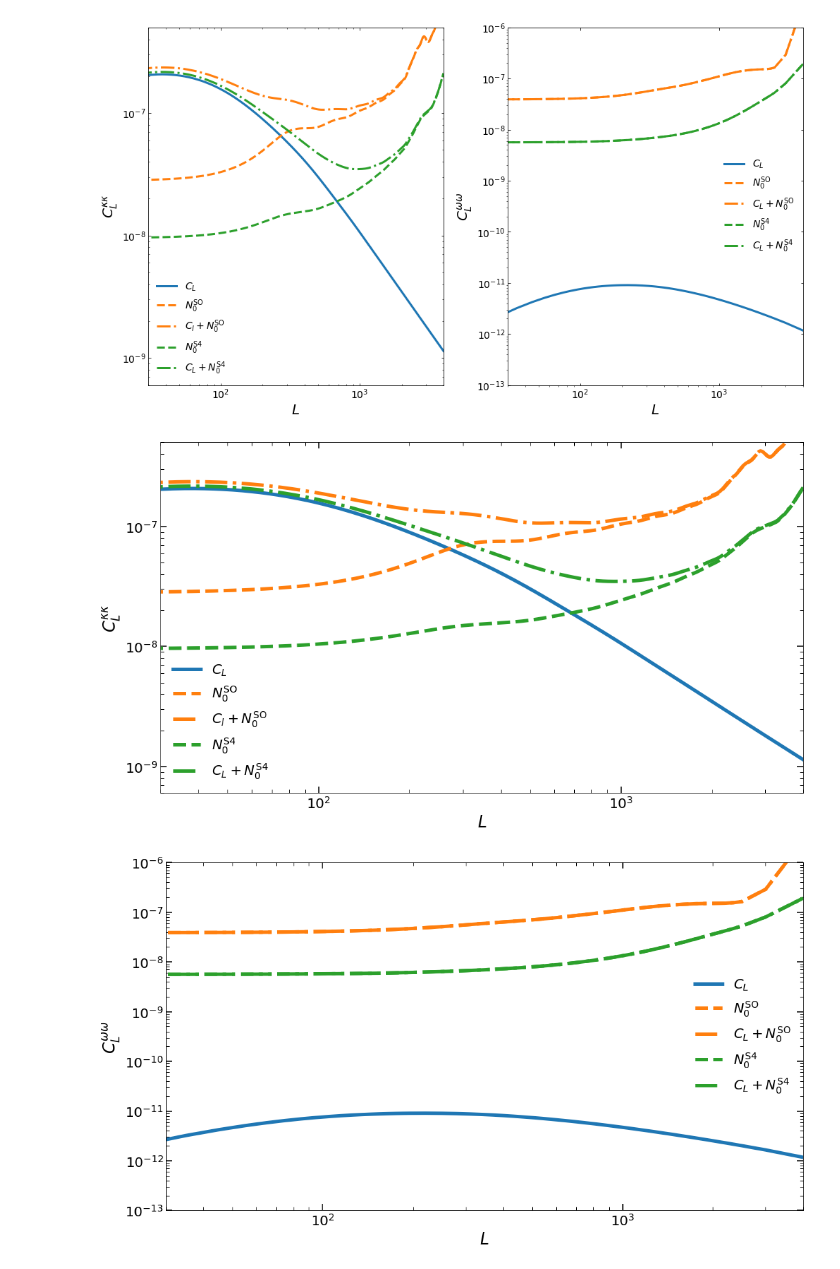
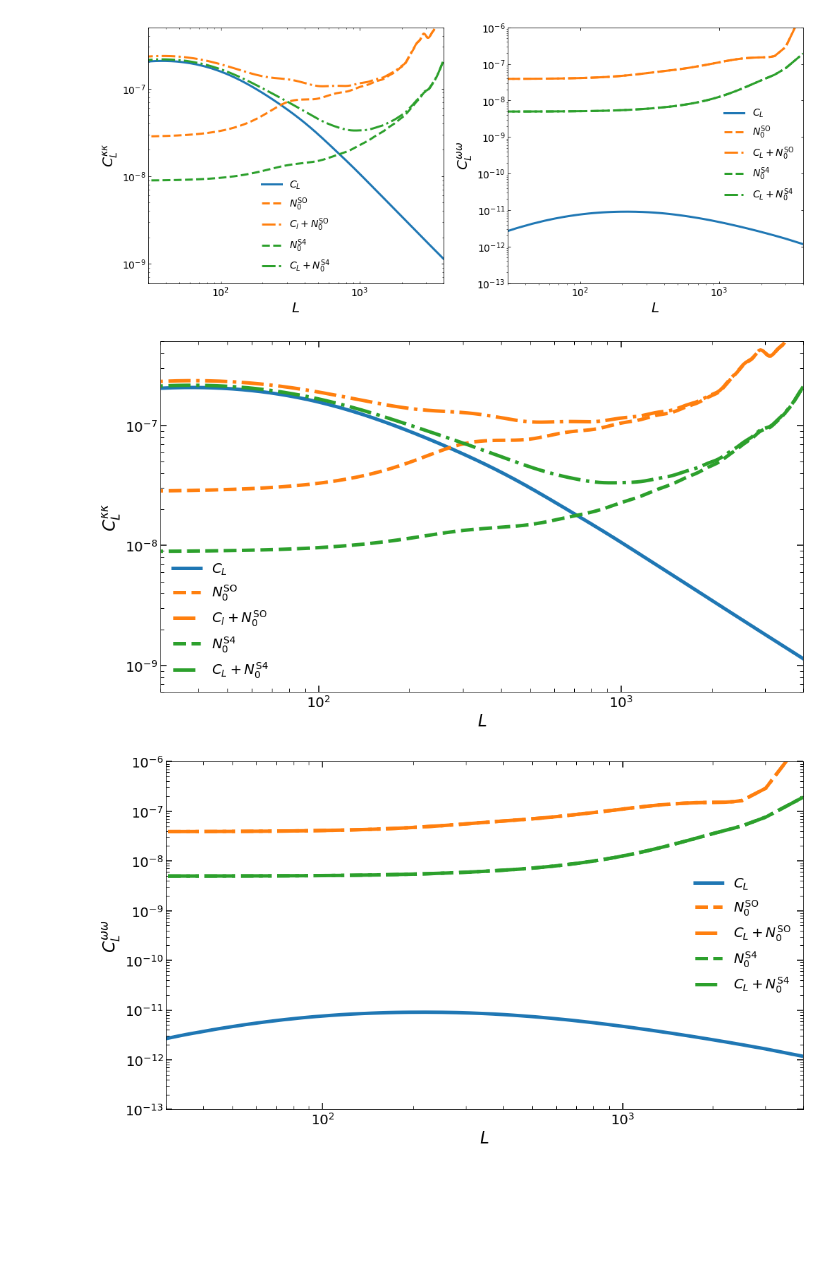
Before and after one commit to mfrobertson/omegaQE, a Jupyter notebook: kkomega/report_plots.ipynb, the cells around one changed output. Drawn from its saved outputs; the diff is of its cells as text; code cells hidden in the pictures; blank space fills up the shorter version.

```diff
--- a/kkomega/report_plots.ipynb
+++ b/kkomega/report_plots.ipynb
@@ -22,7 +22,7 @@ _noise = Noise()
 ellmax = 4000
 ells = np.arange(2, ellmax + 1, 1)
 Cl_kk = power.get_kappa_ps(ells)
-N0_file = "cache/_N0/N0_foreground_SO_all_base_qe_MV.npy"
+N0_file = "cache/_N0/SO_base/gmv/N0_TEB_lensed_T30-3000_P30-5000.npy"
 _noise.setup_cmb_noise(N0_file, cmb_offset=2)
 N_kk = _noise.get_N0("phi", ellmax=ellmax, tidy=True, ell_factors=False)
 fig, ax = plt.subplots(1,2)
@@ -32,7 +32,7 @@ ax[0].loglog(ells,N_kk[ells], label="$N^{\mathrm{SO}}_0$", linestyle="--", linew
 ax[0].loglog(ells,Cl_kk + N_kk[ells], label="$C_l + N^{\mathrm{SO}}_0$",linestyle="dashdot", linewidth=3, color=u'#ff7f0e')
 
 
-N0_file = "cache/_N0/N0_foreground_S4_all_MV.npy"
+N0_file = "cache/_N0/S4_base/gmv/N0_TEB_lensed_T30-3000_P30-5000.npy"
 _noise.setup_cmb_noise(N0_file, cmb_offset=2)
 N_kk = _noise.get_N0("phi", ellmax=ellmax, tidy=True, ell_factors=False)
 ax[0].loglog(ells,N_kk[ells], label="$N^{\mathrm{S4}}_0$", linestyle="--", linewidth=3)
@@ -43,43 +43,43 @@ ax[0].set_ylim(6e-10, 5e-7)
 ax[0].set_xlim(30, 4e3)
 # ax[0].set_title("CMB Convergence Power Spectrum")
 ax[0].legend(prop={'size': 14}, frameon=False)
 ax[0].tick_params(labelsize=14)
 ax[0].tick_params(labelsize=14)
 ax[0].tick_params(top=True, right=True, direction="in", which="both")
 
 
-N0_file = "cache/_N0/N0_foreground_SO_all_base_qe_MV.npy"
+N0_file = "cache/_N0/SO_base/gmv/N0_TEB_lensed_T30-3000_P30-5000.npy"
 _noise.setup_cmb_noise(N0_file, cmb_offset=2)
 N_ww = _noise.get_N0("curl", ellmax=ellmax, tidy=True, ell_factors=False)
 ax[1].loglog(omega_Ls, omega_ps, label="$C_{L}$", linewidth=3)
 ax[1].loglog(omega_Ls,N_ww[omega_Ls], label="$N^{\mathrm{SO}}_0$", linestyle="--", linewidth=3)
 ax[1].loglog(omega_Ls, omega_ps + N_ww[omega_Ls], label="$C_{L} + N^{\mathrm{SO}}_0$",linestyle="dashdot", linewidth=3, color=u'#ff7f0e')
-N0_file = "cache/_N0/N0_foreground_S4_all_MV.npy"
+N0_file = "cache/_N0/S4_base/gmv/N0_TEB_lensed_T30-3000_P30-5000.npy"
 _noise.setup_cmb_noise(N0_file, cmb_offset=2)
 N_ww = _noise.get_N0("curl", ellmax=ellmax, tidy=True, ell_factors=False)
 ax[1].loglog(omega_Ls, N_ww[omega_Ls], label="$N^{\mathrm{S4}}_0$",linestyle="--", linewidth=3)
 ax[1].loglog(omega_Ls, omega_ps + N_ww[omega_Ls], label="$C_{L} + N^{\mathrm{S4}}_0$",linestyle="dashdot", linewidth=3, color=u'#2ca02c')
 
 ax[1].legend(prop={'size': 14}, frameon=False)
 # ax[1].set_title("CMB Curl Power Spectrum")
 ax[1].set_ylabel("$C_{L}^{\omega\omega}$", fontsize=20)
 ax[1].set_xlabel("$L$", fontsize=20)
 ax[1].set_ylim(1e-13, 1e-6)
 ax[1].set_xlim(30, 4e3)
 ax[1].tick_params(labelsize=14)
 ax[1].tick_params(top=True, right=True, direction="in")
 
 fig.savefig("_report_plots/omega_kappa_ps.pdf", bbox_inches='tight')
 plt.show()
 # %% [output]
-[figure, old version]
+[figure, new version]
 # %%
 plt.rcParams['figure.figsize'] = [15, 9]
 _noise = Noise()
 ellmax = 4000
 ells = np.arange(2, ellmax + 1, 1)
 Cl_kk = power.get_kappa_ps(ells)
-N0_file = "cache/_N0/N0_foreground_SO_all_base_qe_MV.npy"
+N0_file = "cache/_N0/SO_base/gmv/N0_TEB_lensed_T30-3000_P30-5000.npy"
 _noise.setup_cmb_noise(N0_file, cmb_offset=2)
 N_kk = _noise.get_N0("phi", ellmax=ellmax, tidy=True, ell_factors=False)
 fig, ax = plt.subplots(1,1)
@@ -89,7 +89,7 @@ ax.loglog(ells,N_kk[ells], label="$N^{\mathrm{SO}}_0$", linestyle="--", linewidt
 ax.loglog(ells,Cl_kk + N_kk[ells], label="$C_l + N^{\mathrm{SO}}_0$",linestyle="dashdot", linewidth=5, color=u'#ff7f0e')
 
 
-N0_file = "cache/_N0/N0_foreground_S4_all_MV.npy"
+N0_file = "cache/_N0/S4_base/gmv/N0_TEB_lensed_T30-3000_P30-5000.npy"
 _noise.setup_cmb_noise(N0_file, cmb_offset=2)
 N_kk = _noise.get_N0("phi", ellmax=ellmax, tidy=True, ell_factors=False)
 ax.loglog(ells,N_kk[ells], label="$N^{\mathrm{S4}}_0$", linestyle="--", linewidth=5)
@@ -108,7 +108,7 @@ ax.tick_params(labelsize=20)
 # fig.savefig("_report_plots/kappa_ps.pdf", bbox_inches='tight')
 plt.show()
 # %% [output]
-[figure, old version]
+[figure, new version]
 # %%
 plt.rcParams['figure.figsize'] = [15, 9]
 fig, ax = plt.subplots(1,1)
```
Also changed, not shown: parts of 15 cells of this notebook, 7 other files.
